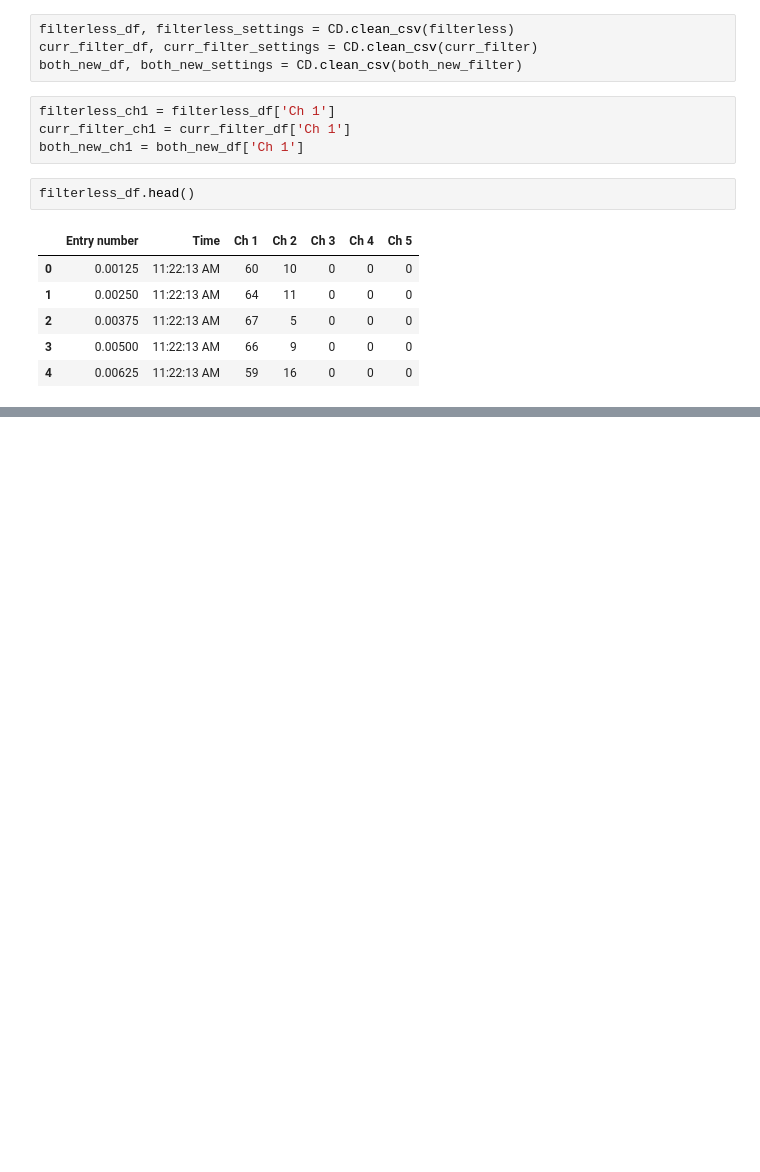
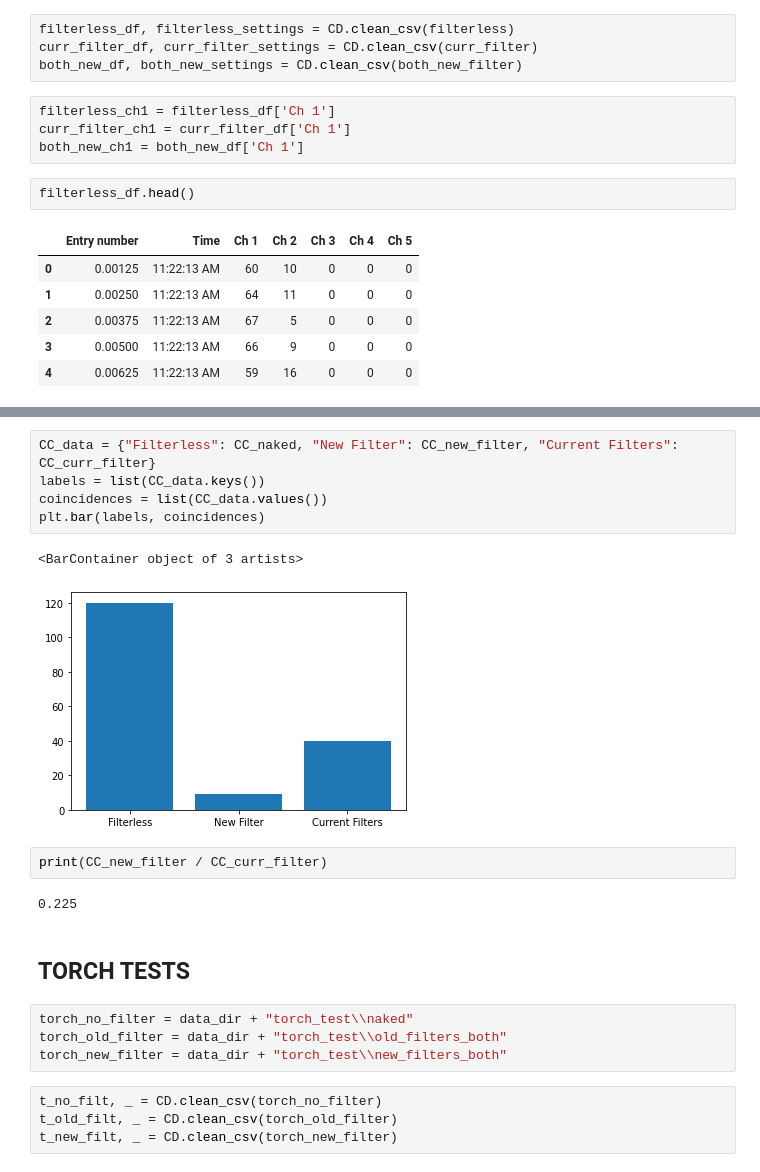
Before and after one commit to tyxiang0530/qrand, a Jupyter notebook: FilterStatistics.ipynb, the cells around one changed output, grey strips where cells are left out. Saved outputs shown, nothing was run; the diff lists cells and outputs as text; blank space fills up the shorter version.

Commit message:
coincidence comparisons and torch count comparisons added

```diff
--- a/FilterStatistics.ipynb
+++ b/FilterStatistics.ipynb
@@ -39,0 +44,22 @@ plt.show()
+# %%
+CC_data = {"Filterless": CC_naked, "New Filter": CC_new_filter, "Current Filters": CC_curr_filter}
+labels = list(CC_data.keys())
+coincidences = list(CC_data.values())
+plt.bar(labels, coincidences)
+# %% [output]
+<BarContainer object of 3 artists>
+[figure, added]
+# %%
+print(CC_new_filter / CC_curr_filter)
+# %% [output]
+0.225
+# %% [markdown]
+## TORCH TESTS
+# %%
+torch_no_filter = data_dir + "torch_test\\naked"
+torch_old_filter = data_dir + "torch_test\\old_filters_both"
+torch_new_filter = data_dir + "torch_test\\new_filters_both"
+# %%
+t_no_filt, _ = CD.clean_csv(torch_no_filter)
+t_old_filt, _ = CD.clean_csv(torch_old_filter)
+t_new_filt, _ = CD.clean_csv(torch_new_filter)
```
Also changed, not shown: parts of 6 cells of this notebook, 3 other files.
